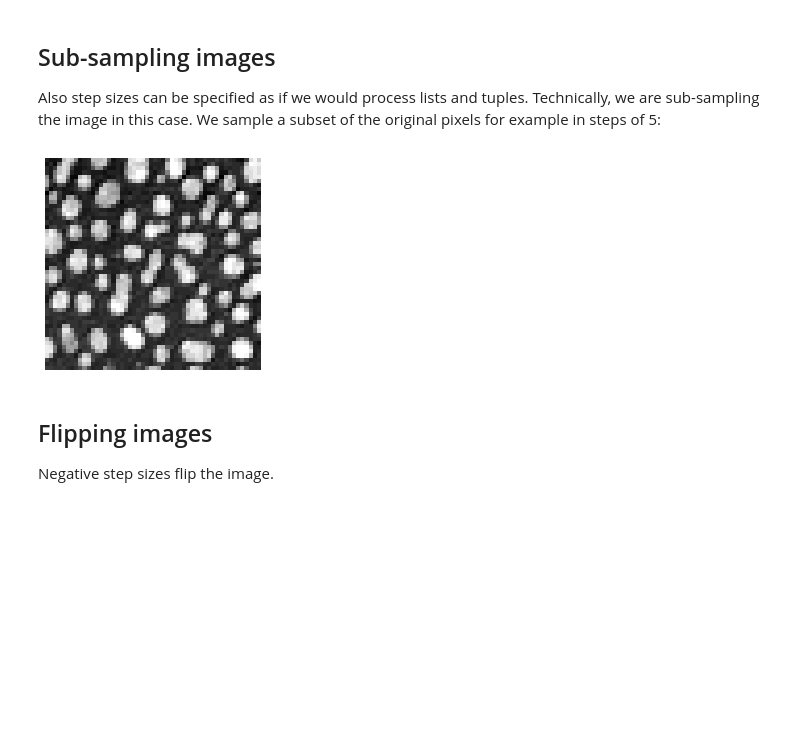
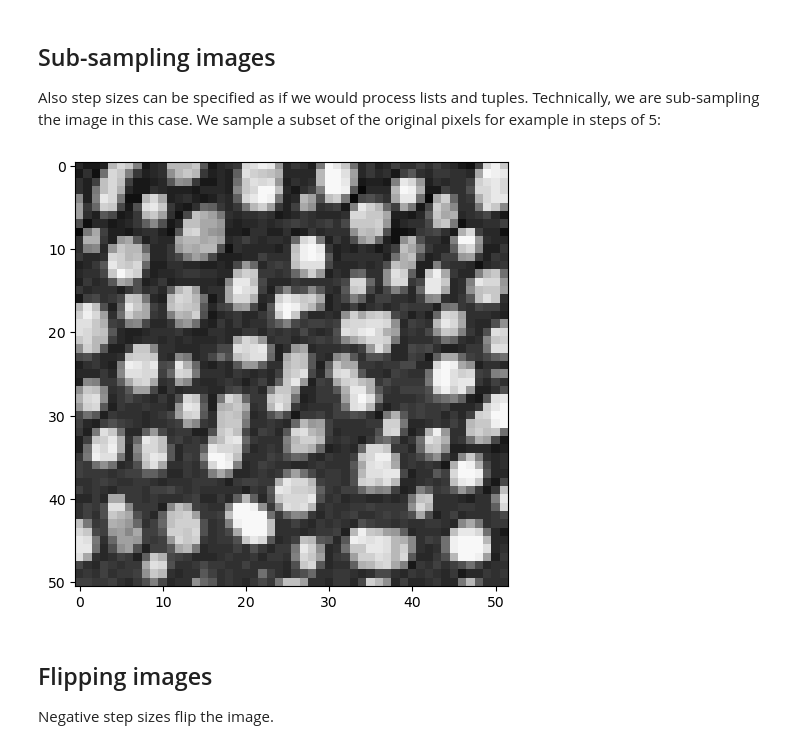
Before and after one commit to haesleinhuepf/BioImageAnalysisNotebooks, a Jupyter notebook: docs/12_image_analysis_basics/04_Cropping_images.ipynb, the cells around one changed output. Saved outputs shown, nothing was run; the diff lists cells and outputs as text; code cells hidden in the pictures; blank space fills up the shorter version.

```diff
--- a/docs/12_image_analysis_basics/04_Cropping_images.ipynb
+++ b/docs/12_image_analysis_basics/04_Cropping_images.ipynb
@@ -42,9 +42,9 @@ Also step sizes can be specified as if we would process lists and tuples. Techni
 # %%
 sampled_image = image[::5, ::5]
 
-microshow(sampled_image);
+imshow(sampled_image);
 # %% [output]
-[figure, old version]
+[figure, new version]
 # %% [markdown]
 ## Flipping images
 Negative step sizes flip the image.
```
Also changed, not shown: parts of 5 cells of this notebook, 11 other files.
